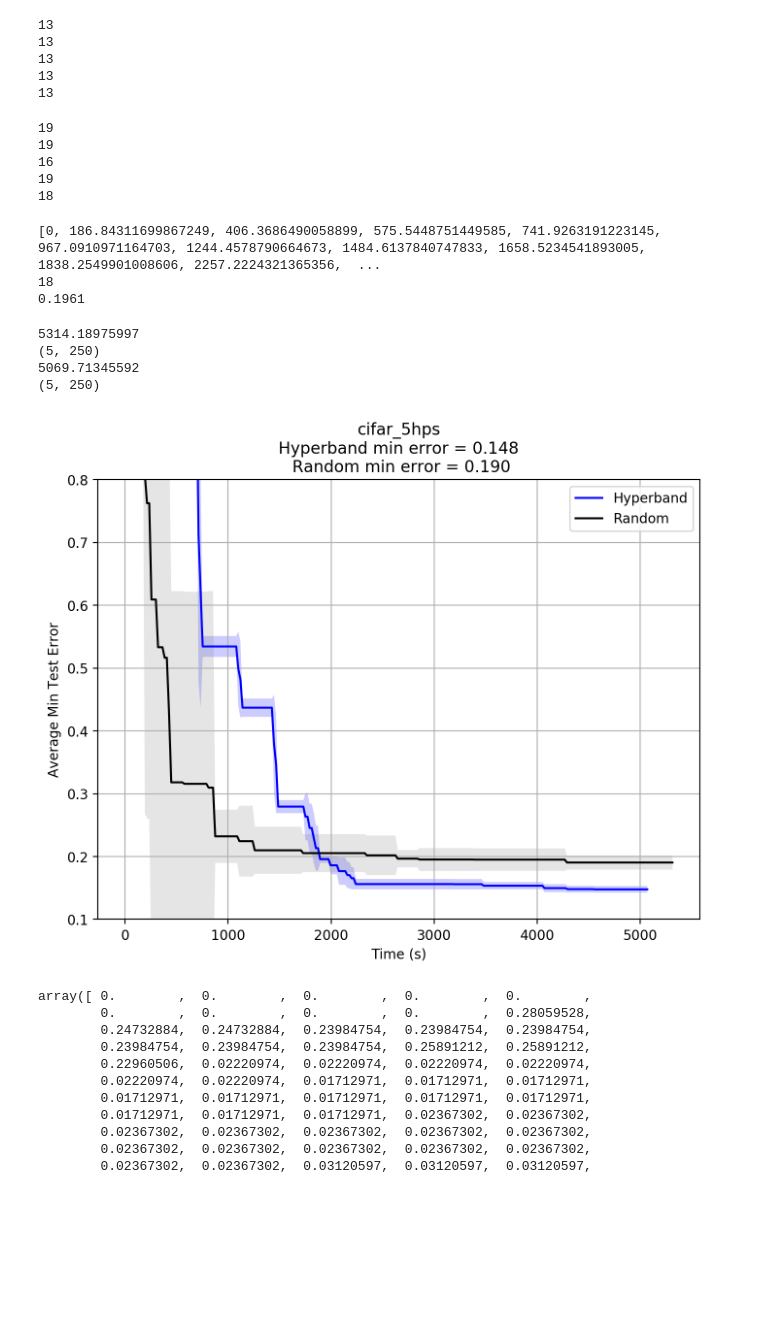
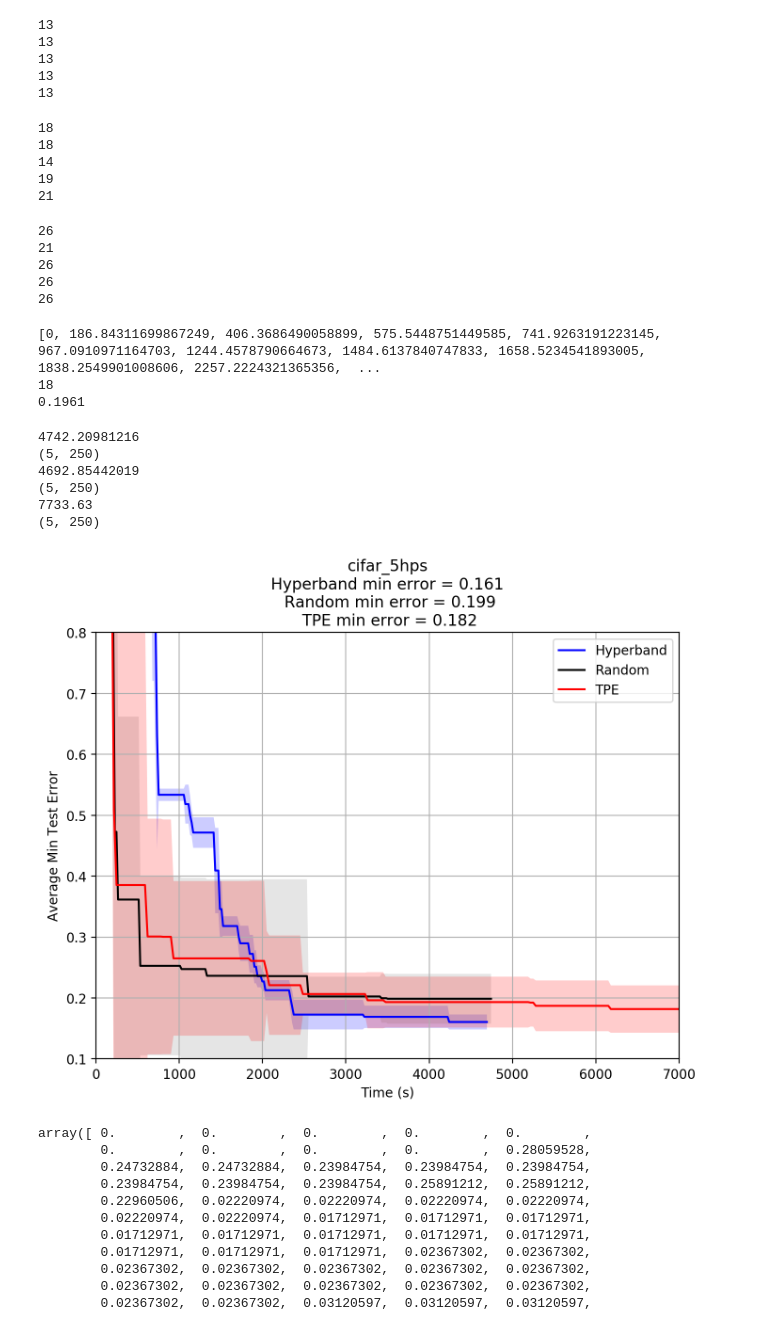
Before and after one commit to leowyy/autotune, a Jupyter notebook: analysis/combining_cifar_results.ipynb, the cells around one changed output. Cells and saved outputs as stored; diff of their text form; code cells hidden in the pictures; blank space fills up the shorter version.

```diff
--- a/analysis/combining_cifar_results.ipynb
+++ b/analysis/combining_cifar_results.ipynb
@@ -11,20 +12,26 @@ from autotune.core.RandomOptimiser import RandomOptimiser
 # %%
 hyperband = []
 random = []
+tpe = []
 n = 5
 
 for i in range(1,n+1):
 
-    problem_text = "cifar_5hps_" + str(i)
+    problem_text = "cifar_9hps_" + str(i)
     path = '/Users/signapoop/Desktop/results/' + problem_text
     os.chdir(path)
     file = open("results.pkl",'rb')
     object_file = pickle.load(file)
     file.close()
 
+    file = open("tpe_only_results.pkl",'rb')
+    object_file_2 = pickle.load(file)
+    file.close()
+
     # Unpack file
     hyperband.append(object_file[0])
     random.append(object_file[1])
+    tpe.append(object_file_2[0])
 # %%
 def predecessor_t(seq, t):
     assert seq[0] == 0, "First checkpoint must be 0"
@@ -47,6 +54,9 @@ for opt in hyperband:
 
 for opt in random:
     augment_sequences(opt)
+
+for opt in tpe:
+    augment_sequences(opt)
 # %%
 for h in hyperband:
     print(len(h.checkpoints))
@@ -60,11 +70,20 @@ for h in hyperband:
 for r in random:
     print(len(r.checkpoints))
 # %% [output]
+18
+18
+14
 19
-19
-16
-19
-18
+21
+# %%
+for r in tpe:
+    print(len(r.checkpoints))
+# %% [output]
+26
+21
+26
+26
+26
 # %%
 seq = random[0].checkpoints
 print(seq)
@@ -90,39 +109,51 @@ random_t_seq, random_y_seq = average_opt_results(random)
 print(random_y_seq.shape)
 hyperband_t_seq, hyperband_y_seq = average_opt_results(hyperband)
 print(hyperband_y_seq.shape)
+tpe_t_seq, tpe_y_seq = average_opt_results(tpe)
+print(tpe_y_seq.shape)
 # %% [output]
-5314.18975997
+4742.20981216
 (5, 250)
-5069.71345592
+4692.85442019
 (5, 250)
+7733.63
+(5, 250)
 # %%
 r_a = np.average(random_y_seq, 0)
 h_a = np.average(hyperband_y_seq, 0)
+t_a = np.average(tpe_y_seq, 0)
+
 r_s = np.std(random_y_seq, 0)
 h_s = np.std(hyperband_y_seq, 0)
+t_s = np.std(tpe_y_seq, 0)
 
 fig, ax = plt.subplots(1, 1, figsize=(8, 6), dpi=200)
 ax.plot(hyperband_t_seq, h_a, '-b', label="Hyperband")
 ax.fill_between(hyperband_t_seq, h_a-h_s, h_a+h_s, facecolor='blue', alpha=0.2)
 
 ax.plot(random_t_seq, r_a, '-k', label="Random")
 ax.fill_between(random_t_seq, r_a-2*r_s, r_a+2*r_s, facecolor='grey', alpha=0.2)
+
+ax.plot(tpe_t_seq, t_a, '-r', label="TPE")
+ax.fill_between(tpe_t_seq, t_a-2*t_s, t_a+2*t_s, facecolor='red', alpha=0.2)
+
+ax.set_xlim(0.0,7000)
 ax.set_ylim(0.1,0.8)
 
 ax.grid()
 plt.ylabel('Average Min Test Error')
 plt.xlabel('Time (s)')
 plt.legend()
 
 problem_text = "cifar_5hps"
 
-res = "Hyperband min error = {:.3f}\n Random min error = {:.3f}".format(min(h_a), min(r_a))
+res = "Hyperband min error = {:.3f}\n Random min error = {:.3f}\n TPE min error = {:.3f}".format(min(h_a), min(r_a), min(t_a))
 title = problem_text + "\n" + res
 plt.title(title)
 
 plt.show()
 # %% [output]
-[figure, old version]
+[figure, new version]
 # %%
 random_std = np.std(random_y_seq, 0)
 # %%
```
Also changed, not shown: parts of 1 cell of this notebook, 2 other files.
